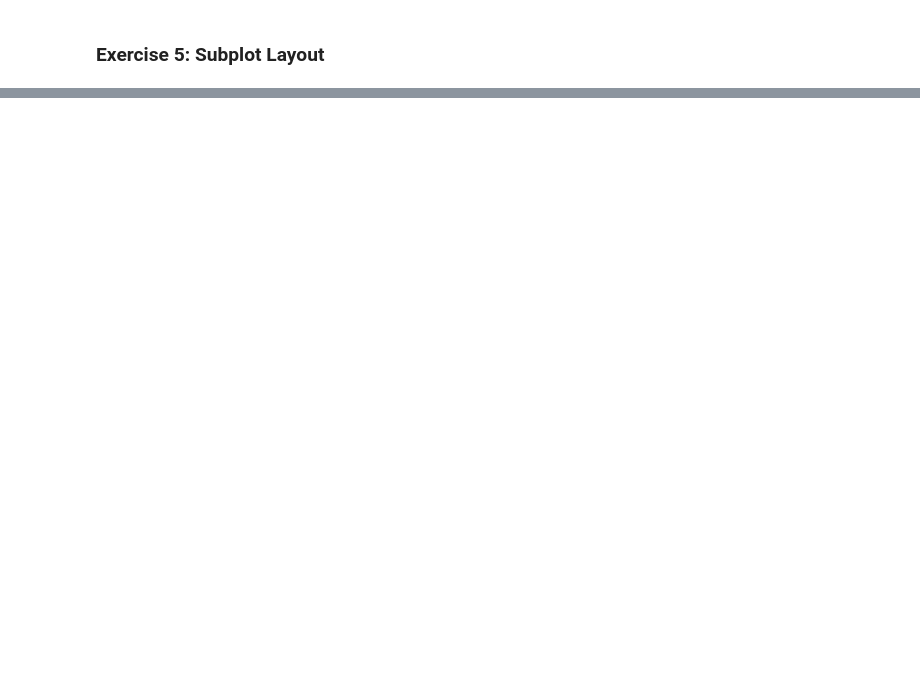
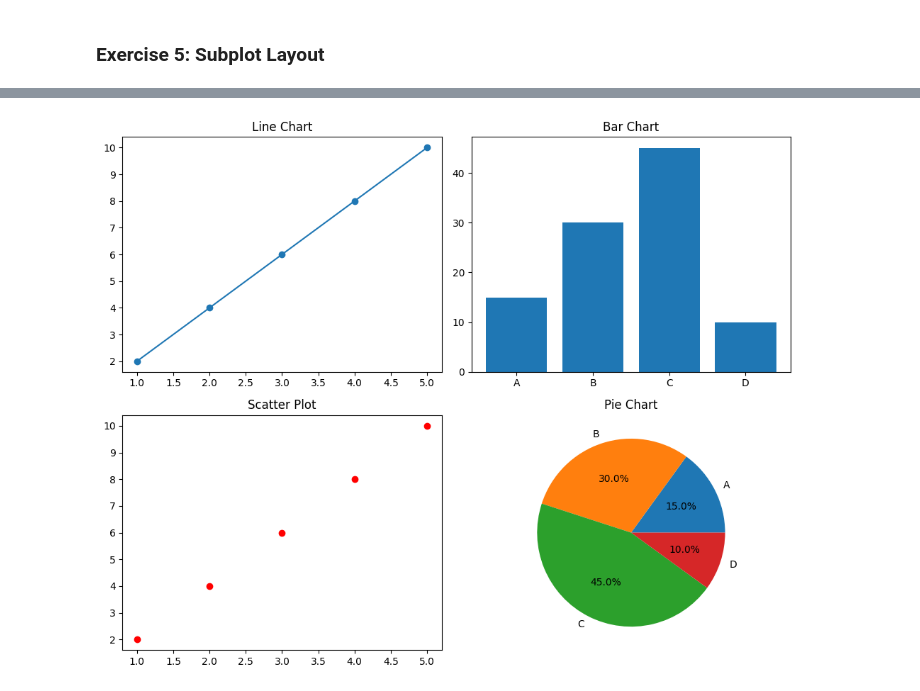
Before and after one commit to IdrisMalik/python-jupyter-template, a Jupyter notebook: src/5-subplot.ipynb, the cells around one changed output, grey strips where cells are left out. Cells and saved outputs as stored; diff of their text form; code cells hidden in the pictures; blank space fills up the shorter version.

Commit message:
Activity Task

```diff
--- a/src/5-subplot.ipynb
+++ b/src/5-subplot.ipynb
@@ -39,0 +3,65 @@ plt.show()
+# %%
+# TASK: Create a 2x2 subplot layout.
+# Plot a line chart in the first subplot, a bar chart in the second, a scatter plot in the third, and a pie chart in the fourth.
+# Advice: Implement input validation across the subplots to ensure robustness.
+import numpy as np
+import matplotlib.pyplot as plt
+
+# Sample data for demonstration
+x = np.arange(1, 6)
+y = np.array([2, 4, 6, 8, 10])
+categories = ['A', 'B', 'C', 'D']
+values = [15, 30, 45, 10]
+
+# Input validation
+def validate_line_data(x, y):
+    if not (isinstance(x, np.ndarray) and isinstance(y, np.ndarray)):
+        raise ValueError("x and y must be numpy arrays.")
+    if x.shape != y.shape:
+        raise ValueError("x and y must have the same shape.")
+
+def validate_bar_data(categories, values):
+    if not (isinstance(categories, list) and isinstance(values, list)):
+        raise ValueError("categories and values must be lists.")
+    if len(categories) != len(values):
+        raise ValueError("categories and values must have the same length.")
+
+def validate_scatter_data(x, y):
+    validate_line_data(x, y)
+
+def validate_pie_data(values):
+    if not isinstance(values, list):
+        raise ValueError("values must be a list.")
+    if not all(isinstance(v, (int, float)) for v in values):
+        raise ValueError("All pie values must be numeric.")
+    if sum(values) <= 0:
+        raise ValueError("Sum of pie values must be positive.")
+
+# Validate data
+validate_line_data(x, y)
+validate_bar_data(categories, values)
+validate_scatter_data(x, y)
+validate_pie_data(values)
+
+fig, axs = plt.subplots(2, 2, figsize=(10, 8))
+
+# Line chart
+axs[0, 0].plot(x, y, marker='o')
+axs[0, 0].set_title('Line Chart')
+
+# Bar chart
+axs[0, 1].bar(categories, values)
+axs[0, 1].set_title('Bar Chart')
+
+# Scatter plot
+axs[1, 0].scatter(x, y, color='r')
+axs[1, 0].set_title('Scatter Plot')
+
+# Pie chart
+axs[1, 1].pie(values, labels=categories, autopct='%1.1f%%')
+axs[1, 1].set_title('Pie Chart')
+
+plt.tight_layout()
+plt.show()
+# %% [output]
+[figure, added]
```
Also changed, not shown: parts of 1 cell of this notebook, 5 other files.
